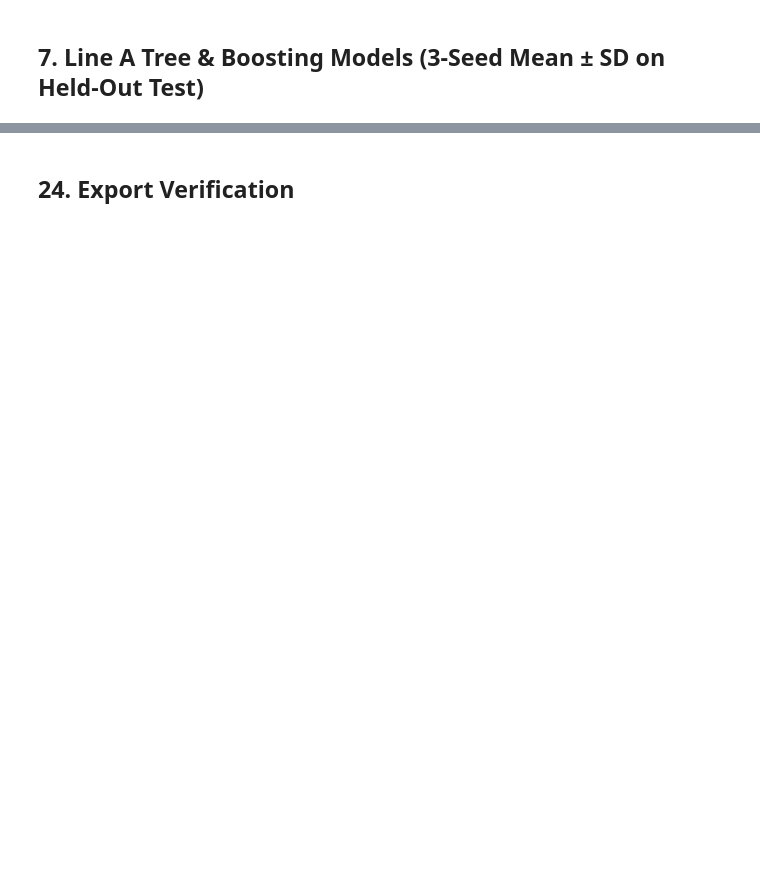
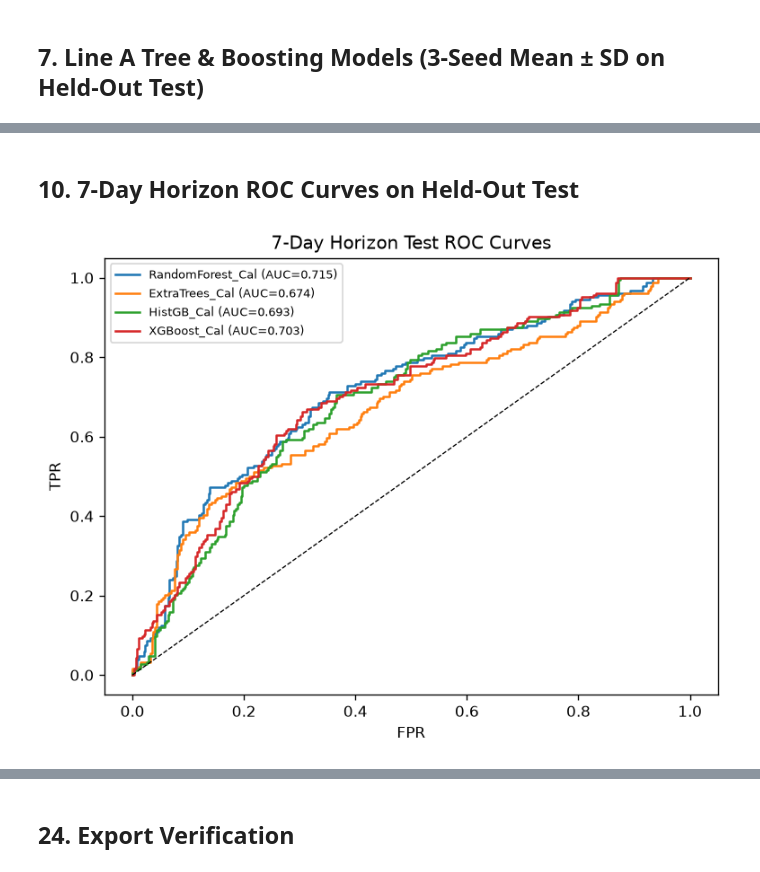
Before and after one commit to Abdelrahman1wael/sandstorm_forecasting, a Jupyter notebook: 04_Notebooks/02_line_a_tabular_and_meta_models_riyadh.ipynb, the cells around one changed output, grey strips where cells are left out. Saved outputs shown, nothing was run; the diff lists cells and outputs as text; code cells hidden in the pictures; blank space fills up the shorter version.

```diff
--- a/04_Notebooks/02_line_a_tabular_and_meta_models_riyadh.ipynb
+++ b/04_Notebooks/02_line_a_tabular_and_meta_models_riyadh.ipynb
@@ -253,8 +125,0 @@ print(reg_df[['Days','Model','R2','RMSE','MAE']].to_string(index=False))
-# %%
-fig, axes = plt.subplots(1, 2, figsize=(12, 4.2))
-for m in ['Trivial_Median','MonthClimo','Ridge_log1p','RandomForest','ExtraTrees','XGBoost']:
-    s = reg_df[reg_df['Model']==m]
-    axes[0].plot(s['Days'], s['RMSE'], marker='o', label=m); axes[1].plot(s['Days'], s['R2'], marker='s', label=m)
-axes[1].axhline(0, color='black', ls='--'); axes[0].set_title('Test RMSE (ug/m3)'); axes[1].set_title('Test R²')
-for ax in axes: ax.set_xticks([1,3,7,9,15]); ax.legend(fontsize=7); ax.grid(alpha=0.3)
-plt.tight_layout()
@@ -347,0 +195,13 @@ Horizon_H
+# %% [markdown]
+## 10. 7-Day Horizon ROC Curves on Held-Out Test
+# %%
+y_te7 = test_df['target_evt_any_7d'].values.astype(int)
+fig, ax = plt.subplots(figsize=(6.5, 5))
+for m, p in te_probs_7d.items():
+    fpr, tpr, _ = roc_curve(y_te7, p)
+    ax.plot(fpr, tpr, label=f'{m} (AUC={roc_auc_score(y_te7,p):.3f})')
+ax.plot([0,1],[0,1],'k--', lw=0.8)
+ax.set_title('7-Day Horizon Test ROC Curves'); ax.set_xlabel('FPR'); ax.set_ylabel('TPR'); ax.legend(fontsize=8)
+plt.tight_layout()
+# %% [output]
+[figure, added]
```
Also changed, not shown: parts of 80 cells of this notebook, 3 other files.
